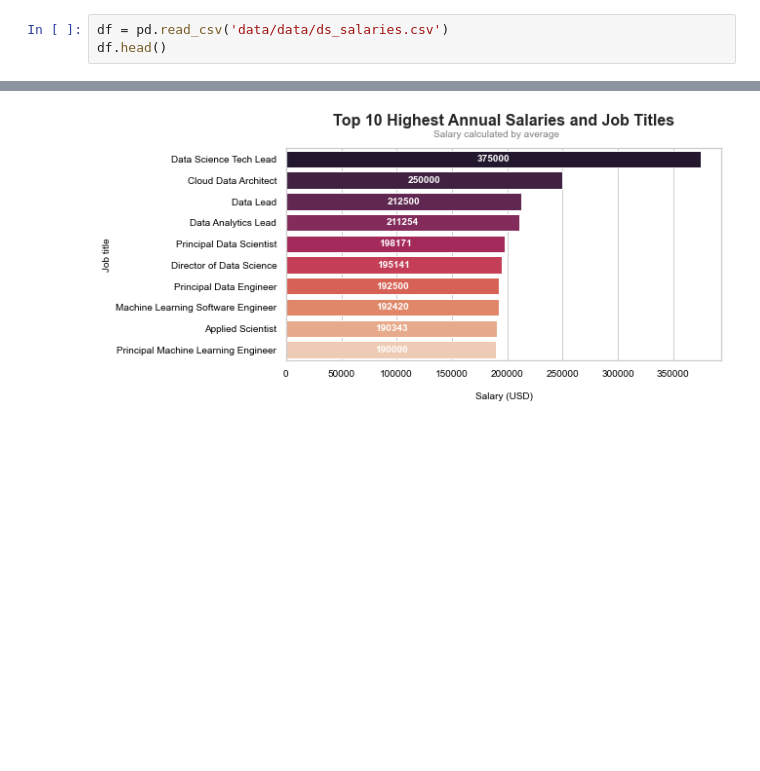
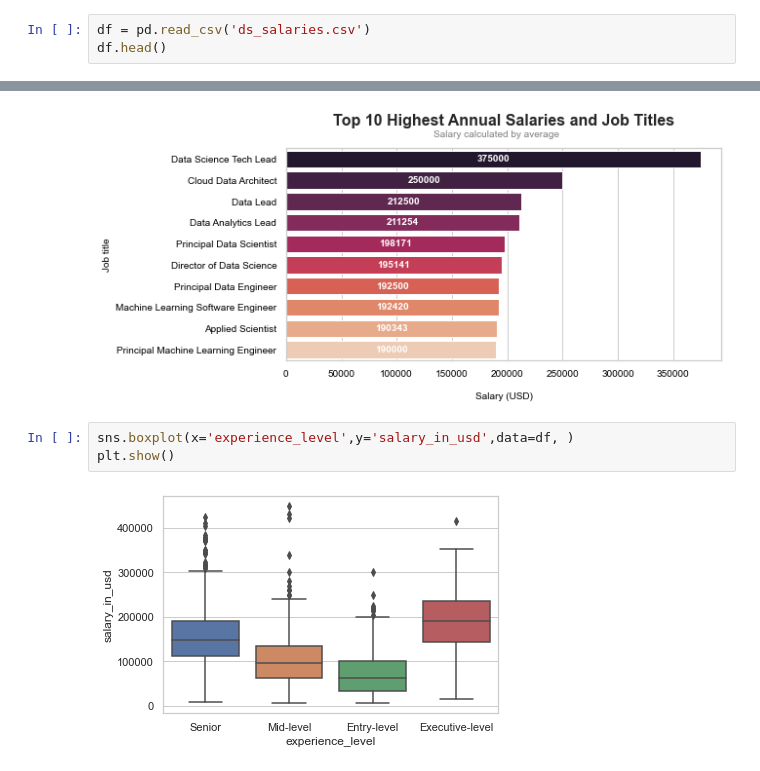
Before and after one commit to cmossman90/mim2023, a Jupyter notebook: Project.ipynb, the cells around one changed output, grey strips where cells are left out. Drawn from its saved outputs; the diff is of its cells as text; blank space fills up the shorter version.

```diff
--- a/Project.ipynb
+++ b/Project.ipynb
@@ -27,7 +28,7 @@ import warnings
 warnings.filterwarnings('ignore')
 pd.options.display.max_columns = None
 # %%
-df = pd.read_csv('data/data/ds_salaries.csv')
+df = pd.read_csv('ds_salaries.csv')
 df.head()
 # %% [output]
 |  | work_year | experience_level | employment_type | job_title | salary | salary_currency | salary_in_usd | ... |
@@ -157,3 +179,8 @@ for i in ax.containers:
 plt.show()
 # %% [output]
 [figure]
+# %%
+sns.boxplot(x='experience_level',y='salary_in_usd',data=df, )
+plt.show()
+# %% [output]
+[figure, added]
```
Also changed, not shown: parts of 8 cells of this notebook.
